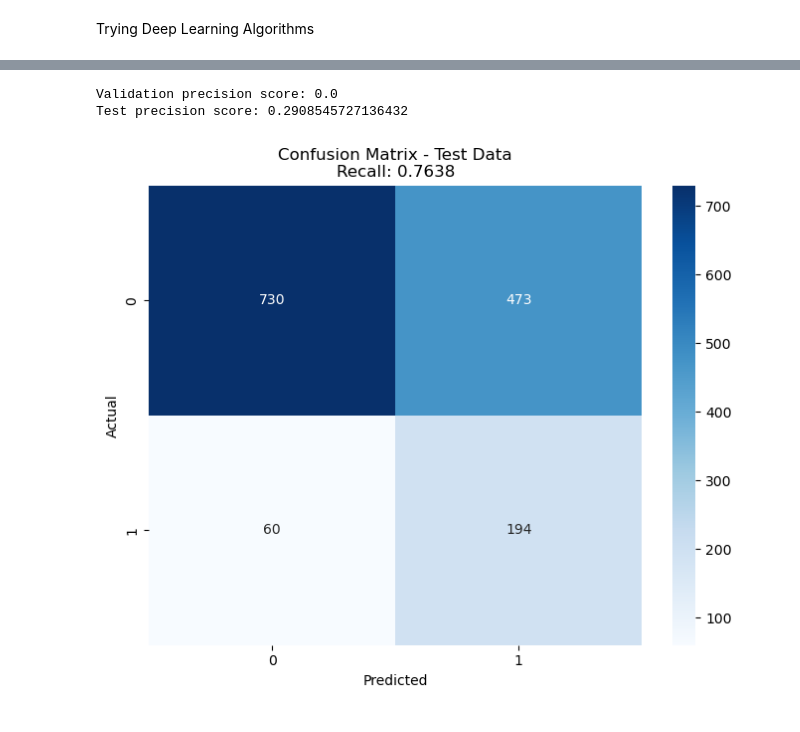
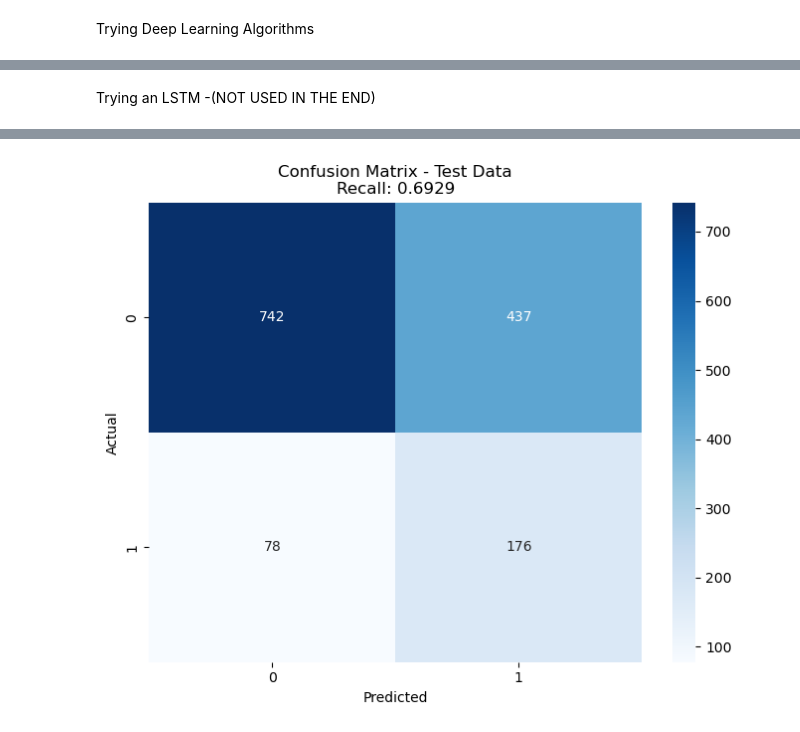
Before and after one commit to sallyfons/MLEE, a Jupyter notebook: eq_prediction.ipynb, the cells around one changed output, grey strips where cells are left out. Cells and saved outputs as stored; diff of their text form; code cells hidden in the pictures.

```diff
--- a/eq_prediction.ipynb
+++ b/eq_prediction.ipynb
@@ -386,6 +408,6 @@ Using RandomForestClassifier
 # %%
 #Define time period
-data = data[(data['datetime'] >= '1977-01-01')] # & (data['datetime'] <= '2005-01-01')]
+data = data[(data['datetime'] >= '1978-01-01')] # & (data['datetime'] <= '2005-01-01')]
 # Define predictors
 X = [
     #'date_num',
@@ -410,7 +432,7 @@ train_size = int(0.8 * len(data))  # 80% of the data for training
 val_size = int(0.1 * len(data))  # 10% of the data for validation
 test_size = len(data) - train_size - val_size  # Remaining data for testing
 
-# # Split the data into training, validation, and testing sets
+# # Split the data linearlly into training, validation, and testing sets
 train_data = data[:train_size]
 val_data = data[train_size:train_size+val_size]
 test_data = data[train_size+val_size:]
@@ -623,45 +813,44 @@ Test precision score: 0.2911010558069382
+# %% [markdown]
+Trying an LSTM -(NOT USED IN THE END)
 # %%
 
-# Reshape input data for 1D CNN
-X_train_cnn = X_train.reshape((X_train.shape[0], X_train.shape[1], 1))
-X_val_cnn = X_val.reshape((X_val.shape[0], X_val.shape[1], 1))
-X_test_cnn = X_test.reshape((X_test.shape[0], X_test.shape[1], 1))
+# Reshape input data for LSTM
+X_train_lstm = X_train.reshape((X_train.shape[0], X_train.shape[1], 1))
+X_val_lstm = X_val.reshape((X_val.shape[0], X_val.shape[1], 1))
+X_test_lstm = X_test.reshape((X_test.shape[0], X_test.shape[1], 1))
 
-# Define the 1D CNN model
+# Define the LSTM model
 model = Sequential()
-model.add(Conv1D(64, kernel_size=5, activation='relu', input_shape=(X_train_cnn.shape[1], 1)))
+model.add(LSTM(128, activation='relu', input_shape=(X_train_lstm.shape[1], 1), return_sequences=True))
 model.add(BatchNormalization())
-model.add(MaxPooling1D(pool_size=2))
 model.add(Dropout(0.5))
-
-model.add(Flatten())
-model.add(Dense(64, activation='relu'))
+model.add(LSTM(64, activation='relu'))
 model.add(BatchNormalization())
 model.add(Dropout(0.5))
 model.add(Dense(1, activation='sigmoid'))
 
 # Compile the model
-model.compile(optimizer=Adam(learning_rate=0.001), loss='binary_crossentropy', metrics=['accuracy'])
+model.compile(optimizer=Adam(learning_rate=0.0001), loss='binary_crossentropy', metrics=['accuracy'])
 
 # Compute class weights
 class_weights = compute_class_weight('balanced', classes=np.unique(y_train), y=y_train)
 class_weights_dict = dict(enumerate(class_weights))
 
 # Define early stopping
-early_stopping = EarlyStopping(monitor='val_loss', patience=10, restore_best_weights=True)
+early_stopping = EarlyStopping(monitor='val_loss', patience=20, restore_best_weights=True)
 
 # Train the model with early stopping
-history = model.fit(X_train_cnn, y_train, class_weight=class_weights_dict,
-                    validation_data=(X_val_cnn, y_val), epochs=50, batch_size=64,
+history = model.fit(X_train_lstm, y_train, class_weight=class_weights_dict,
+                    validation_data=(X_val_lstm, y_val), epochs=60, batch_size=64,
                     callbacks=[early_stopping])
 
 # Evaluate the model on the test set
-loss, accuracy = model.evaluate(X_test_cnn, y_test)
+loss, accuracy = model.evaluate(X_test_lstm, y_test)
 print("Test Loss:", loss)
 print("Test Accuracy:", accuracy)
 
 # Make predictions on the test set
-y_test_pred_probs = model.predict(X_test_cnn)
+y_test_pred_probs = model.predict(X_test_lstm)
 
 # Get the predicted classes
 y_test_pred = (y_test_pred_probs > 0.5).astype(int)
@@ -671,18 +860,24 @@ cm = confusion_matrix(y_test, y_test_pred)
 
 # Calculate recall
 recall = recall_score(y_test, y_test_pred)
-print('Recall:', recall)
-
+#Calculate the precision score
+precision = precision_score(y_test, y_test_pred)
 # Calculate F1 score
 f1 = f1_score(y_test, y_test_pred)
-print('F1 score:', f1)
 
-print('Training recall score:', recall_score(y_train, model.predict(X_train_cnn).astype(int)))
-print('Validation recall score:', recall_score(y_val, model.predict(X_val_cnn).astype(int)))
+#Calculate predicted values for the Testing and Training set
+y_val_pred = ((model.predict(X_val_lstm) > 0.5).astype(int))
+
+y_train_pred = ((model.predict(X_train_lstm) > 0.5).astype(int))
+
+#Print all scores
+print('F1 score (test):', f1)
+print('Training recall score:', recall_score(y_train, y_train_pred))
+print('Validation recall score:', recall_score(y_val, y_val_pred))
 print('Test recall score:', recall)
-print('Training precision score:', precision_score(y_train, model.predict(X_train_cnn).astype(int)))
-print('Validation precision score:', precision_score(y_val, model.predict(X_val_cnn).astype(int)))
-print('Test precision score:', precision_score(y_test, y_test_pred))
+print('Training f1 score:', f1_score(y_train, y_train_pred))
+print('Validation f1 score:', f1_score(y_val, y_val_pred))
+print('Test f1 score:', f1)
 
 # Plot the confusion matrix
 plt.figure(figsize=(8, 6))
@@ -712,3 +907 @@ Training precision score: 0.0
-Validation precision score: 0.0
-Test precision score: 0.2908545727136432
-[figure, old version]
+[figure, new version]
```
Also changed, not shown: parts of 23 cells of this notebook.
